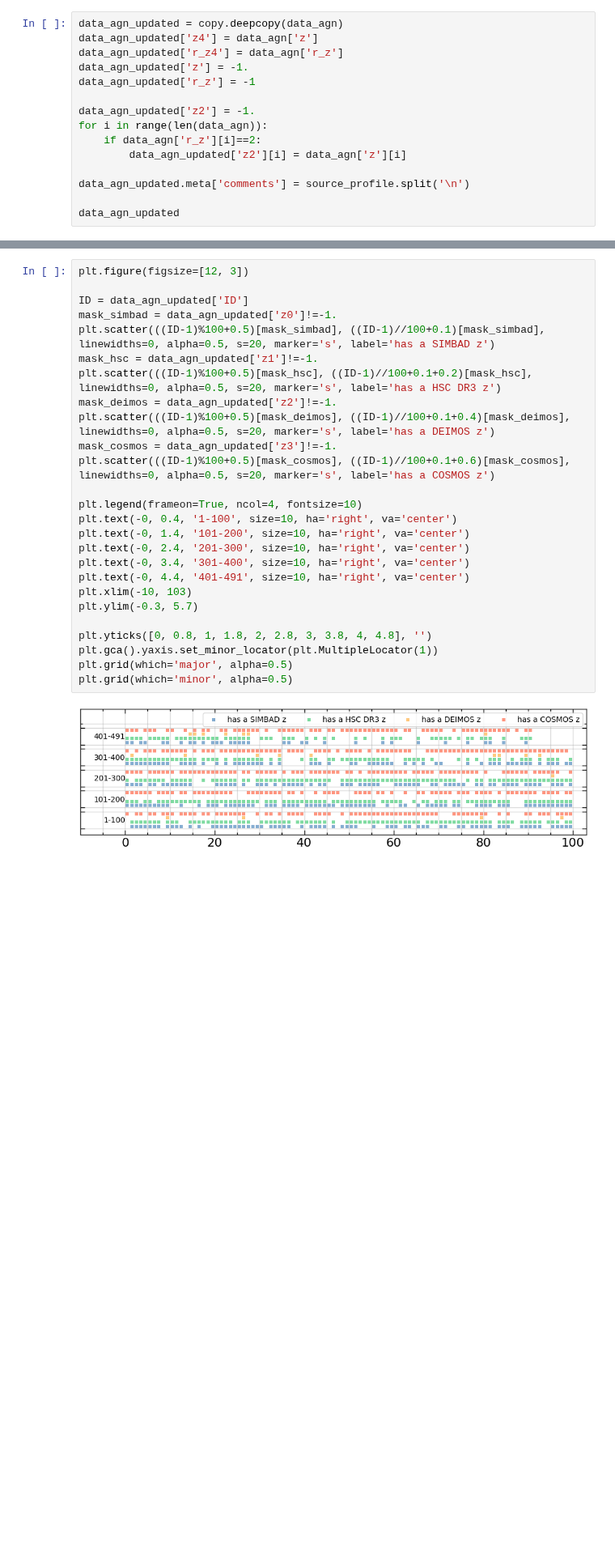
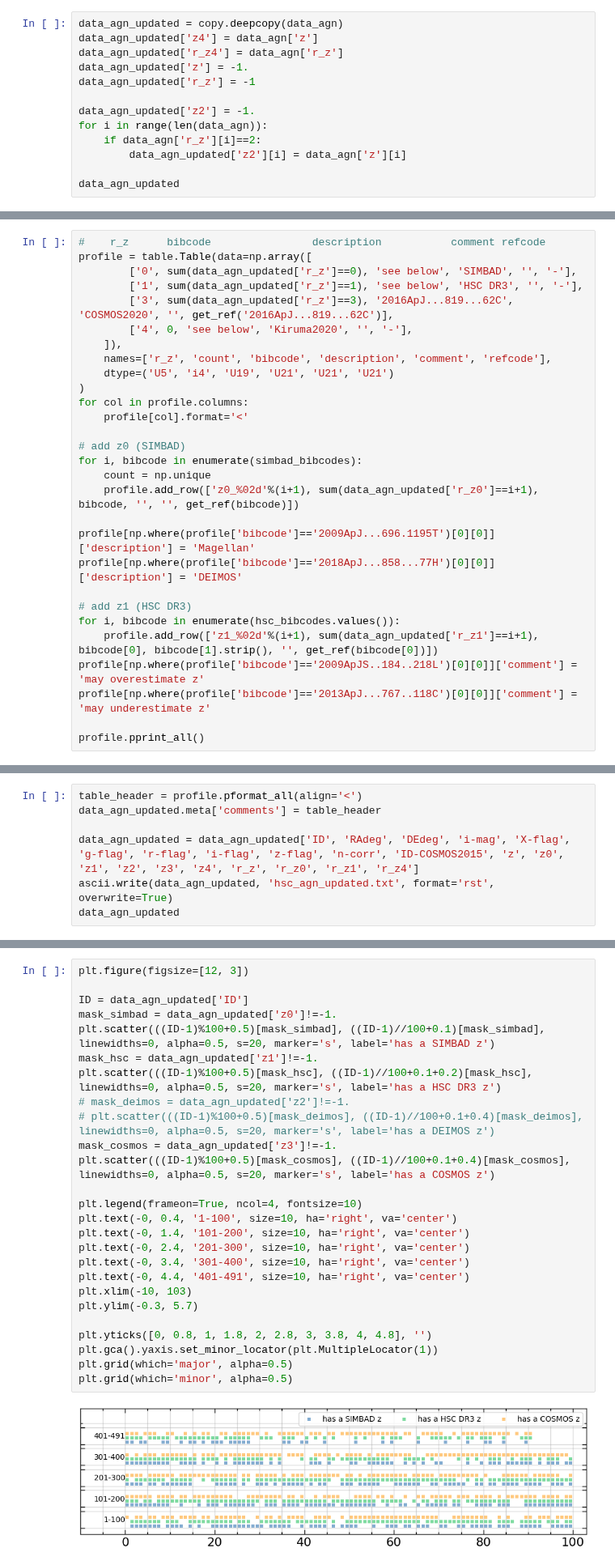
Before and after one commit to Chisen-Lupus/dwarf_agn_cosmos, a Jupyter notebook: hsc-ssp_specz.ipynb, the cells around one changed output, grey strips where cells are left out. Shown at 81% size. Drawn from its saved outputs; the diff is of its cells as text; blank space fills up the shorter version.

Commit message:
updated source profile & table header

```diff
--- a/hsc-ssp_specz.ipynb
+++ b/hsc-ssp_specz.ipynb
@@ -90,8 +70,6 @@ for i in range(len(data_agn)):
     if data_agn['r_z'][i]==2:
         data_agn_updated['z2'][i] = data_agn['z'][i]
 
-data_agn_updated.meta['comments'] = source_profile.split('\n')
-
 data_agn_updated
 # %% [output]
 Table length=491
@@ -392,0 +322,29 @@ Table length=491
+# %%
+#    r_z      bibcode                description           comment refcode
+profile = table.Table(data=np.array([
+        ['0', sum(data_agn_updated['r_z']==0), 'see below', 'SIMBAD', '', '-'],
+        ['1', sum(data_agn_updated['r_z']==1), 'see below', 'HSC DR3', '', '-'],
+        ['3', sum(data_agn_updated['r_z']==3), '2016ApJ...819...62C', 'COSMOS2020', '', get_ref('2016ApJ...819...62C')],
+        ['4', 0, 'see below', 'Kiruma2020', '', '-'],
+    ]),
+    names=['r_z', 'count', 'bibcode', 'description', 'comment', 'refcode'],
+    dtype=('U5', 'i4', 'U19', 'U21', 'U21', 'U21')
+)
+for col in profile.columns:
+    profile[col].format='<'
+
+# add z0 (SIMBAD)
+for i, bibcode in enumerate(simbad_bibcodes):
+    count = np.unique
+    profile.add_row(['z0_%02d'%(i+1), sum(data_agn_updated['r_z0']==i+1), bibcode, '', '', get_ref(bibcode)])
+
+profile[np.where(profile['bibcode']=='2009ApJ...696.1195T')[0][0]]['description'] = 'Magellan'
+profile[np.where(profile['bibcode']=='2018ApJ...858...77H')[0][0]]['description'] = 'DEIMOS'
+
+# add z1 (HSC DR3)
+for i, bibcode in enumerate(hsc_bibcodes.values()):
+    profile.add_row(['z1_%02d'%(i+1), sum(data_agn_updated['r_z1']==i+1), bibcode[0], bibcode[1].strip(), '', get_ref(bibcode[0])])
+profile[np.where(profile['bibcode']=='2009ApJS..184..218L')[0][0]]['comment'] = 'may overestimate z'
+profile[np.where(profile['bibcode']=='2013ApJ...767..118C')[0][0]]['comment'] = 'may underestimate z'
+
+profile.pprint_all()
@@ -392,0 +371,7 @@ Table length=491
+# %%
+table_header = profile.pformat_all(align='<')
+data_agn_updated.meta['comments'] = table_header
+
+data_agn_updated = data_agn_updated['ID', 'RAdeg', 'DEdeg', 'i-mag', 'X-flag', 'g-flag', 'r-flag', 'i-flag', 'z-flag', 'n-corr', 'ID-COSMOS2015', 'z', 'z0', 'z1', 'z2', 'z3', 'z4', 'r_z', 'r_z0', 'r_z1', 'r_z4']
+ascii.write(data_agn_updated, 'hsc_agn_updated.txt', format='rst', overwrite=True)
+data_agn_updated
@@ -395,31 +403,31 @@ Table length=491
 # %%
 plt.figure(figsize=[12, 3])
 
 ID = data_agn_updated['ID']
 mask_simbad = data_agn_updated['z0']!=-1.
 plt.scatter(((ID-1)%100+0.5)[mask_simbad], ((ID-1)//100+0.1)[mask_simbad], linewidths=0, alpha=0.5, s=20, marker='s', label='has a SIMBAD z')
 mask_hsc = data_agn_updated['z1']!=-1.
 plt.scatter(((ID-1)%100+0.5)[mask_hsc], ((ID-1)//100+0.1+0.2)[mask_hsc], linewidths=0, alpha=0.5, s=20, marker='s', label='has a HSC DR3 z')
-mask_deimos = data_agn_updated['z2']!=-1.
-plt.scatter(((ID-1)%100+0.5)[mask_deimos], ((ID-1)//100+0.1+0.4)[mask_deimos], linewidths=0, alpha=0.5, s=20, marker='s', label='has a DEIMOS z')
+# mask_deimos = data_agn_updated['z2']!=-1.
+# plt.scatter(((ID-1)%100+0.5)[mask_deimos], ((ID-1)//100+0.1+0.4)[mask_deimos], linewidths=0, alpha=0.5, s=20, marker='s', label='has a DEIMOS z')
 mask_cosmos = data_agn_updated['z3']!=-1.
-plt.scatter(((ID-1)%100+0.5)[mask_cosmos], ((ID-1)//100+0.1+0.6)[mask_cosmos], linewidths=0, alpha=0.5, s=20, marker='s', label='has a COSMOS z')
+plt.scatter(((ID-1)%100+0.5)[mask_cosmos], ((ID-1)//100+0.1+0.4)[mask_cosmos], linewidths=0, alpha=0.5, s=20, marker='s', label='has a COSMOS z')
 
 plt.legend(frameon=True, ncol=4, fontsize=10)
 plt.text(-0, 0.4, '1-100', size=10, ha='right', va='center')
 plt.text(-0, 1.4, '101-200', size=10, ha='right', va='center')
 plt.text(-0, 2.4, '201-300', size=10, ha='right', va='center')
 plt.text(-0, 3.4, '301-400', size=10, ha='right', va='center')
 plt.text(-0, 4.4, '401-491', size=10, ha='right', va='center')
 plt.xlim(-10, 103)
 plt.ylim(-0.3, 5.7)
 
 plt.yticks([0, 0.8, 1, 1.8, 2, 2.8, 3, 3.8, 4, 4.8], '')
 plt.gca().yaxis.set_minor_locator(plt.MultipleLocator(1))
 plt.grid(which='major', alpha=0.5)
 plt.grid(which='minor', alpha=0.5)
 # %% [output]
-[figure, old version]
+[figure, new version]
 # %%
 fig, ax = plt.subplots(1,1, figsize=(5, 4.5))
 
```
Also changed, not shown: parts of 13 cells of this notebook, 1 other file.
